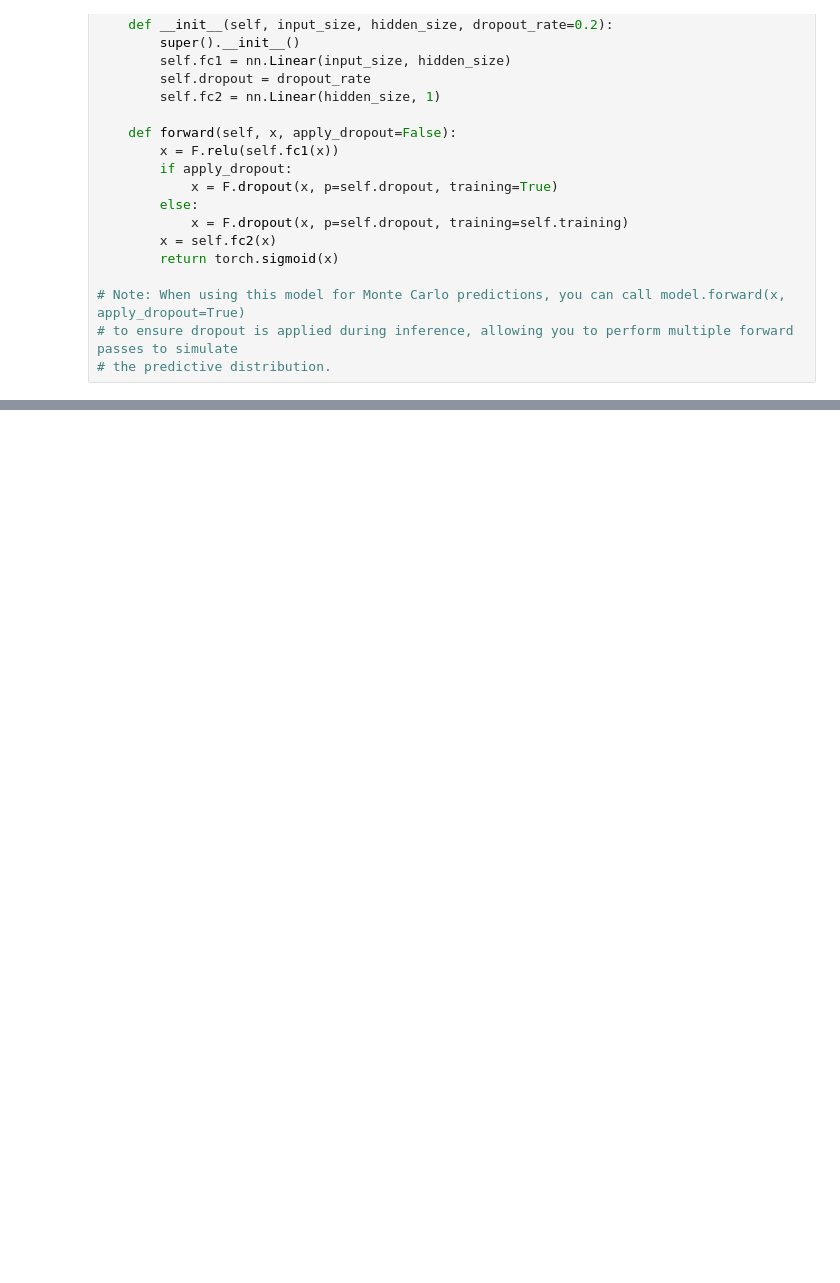
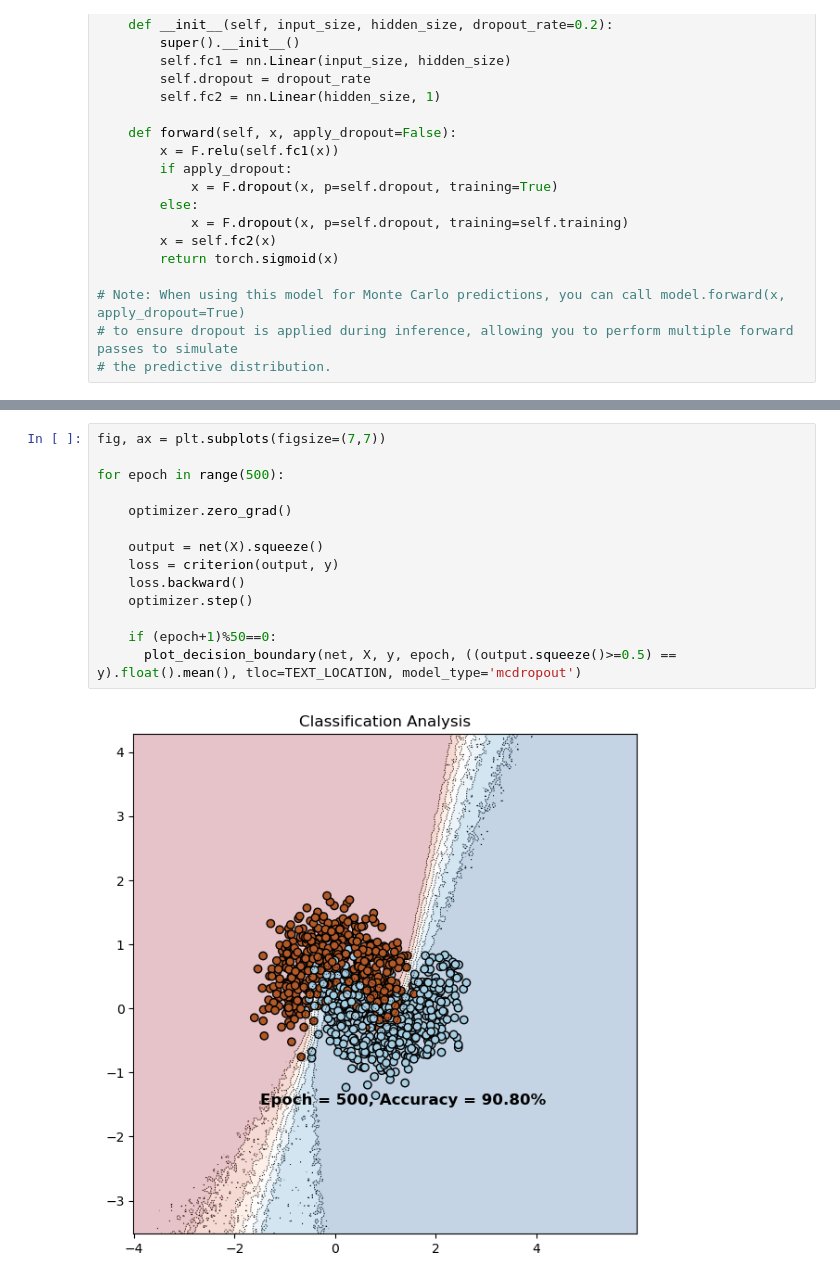
Before and after one commit to NathanielCogneaux/Understanding-Uncertainty-in-Deep-Learning-through-Bayesian-Approaches, a Jupyter notebook: Approximate_inference_classification.ipynb, the cells around one changed output, grey strips where cells are left out. Saved outputs shown, nothing was run; the diff lists cells and outputs as text; blank space fills up the shorter version.

```diff
--- a/Approximate_inference_classification.ipynb
+++ b/Approximate_inference_classification.ipynb
@@ -407,0 +403,16 @@ plot_decision_boundary(net, X, y, epoch, ((output.squeeze()>=0.5) == y).float().
+# %%
+fig, ax = plt.subplots(figsize=(7,7))
+
+for epoch in range(500):
+
+    optimizer.zero_grad()
+
+    output = net(X).squeeze()
+    loss = criterion(output, y)
+    loss.backward()
+    optimizer.step()
+
+    if (epoch+1)%50==0:
+      plot_decision_boundary(net, X, y, epoch, ((output.squeeze()>=0.5) == y).float().mean(), tloc=TEXT_LOCATION, model_type='mcdropout')
+# %% [output]
+[figure, added]
```
Also changed, not shown: parts of 9 cells of this notebook, 2 other files.
